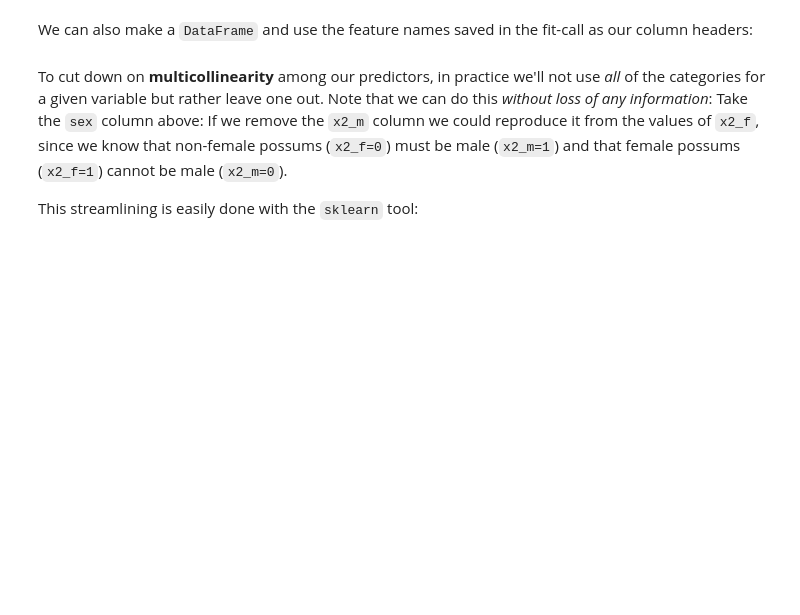
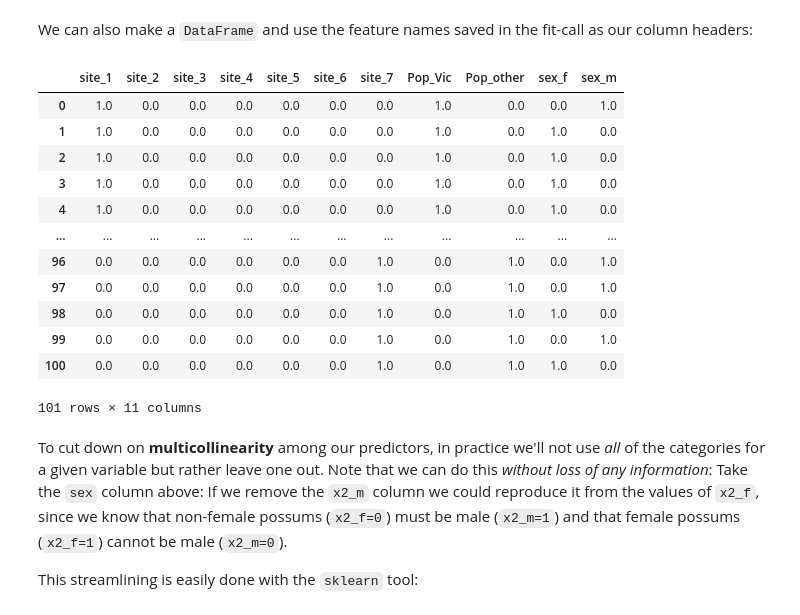
Before and after one commit to flatiron-school/NTL-DS-080723, a Jupyter notebook: 3phase/30-regression_categorical_variables.ipynb, the cells around one changed output. Cells and saved outputs as stored; diff of their text form; code cells hidden in the pictures; blank space fills up the shorter version.

```diff
--- a/3phase/30-regression_categorical_variables.ipynb
+++ b/3phase/30-regression_categorical_variables.ipynb
@@ -256,0 +255,5 @@ Let's try using this tool now. We can compare and contrast its functionality wit
+# %%
+# OHE!
+ohe = OneHotEncoder()
+possum_cats = possums_no_nulls[['site','Pop','sex']]
+ohe.fit(possum_cats)
@@ -256,0 +262,4 @@ Let's try using this tool now. We can compare and contrast its functionality wit
+# %%
+# Encoded
+possums_encoded = ohe.transform(possum_cats)
+possums_encoded
@@ -267,6 +295,21 @@ possums_encoded.todense()
 We can also make a `DataFrame` and use the feature names saved in the fit-call as our column headers:
 # %%
 # Pandas, pandas everywhere
+pd.DataFrame (possums_encoded.todense(), columns= ohe.get_feature_names_out())
+# %% [output]
+|  | site_1 | site_2 | site_3 | site_4 | site_5 | site_6 | site_7 | Pop_Vic | Pop_other | sex_f | sex_m |
+| 0 | 1.0 | 0.0 | 0.0 | 0.0 | 0.0 | 0.0 | 0.0 | 1.0 | 0.0 | 0.0 | 1.0 |
+| 1 | 1.0 | 0.0 | 0.0 | 0.0 | 0.0 | 0.0 | 0.0 | 1.0 | 0.0 | 1.0 | 0.0 |
+| 2 | 1.0 | 0.0 | 0.0 | 0.0 | 0.0 | 0.0 | 0.0 | 1.0 | 0.0 | 1.0 | 0.0 |
+| 3 | 1.0 | 0.0 | 0.0 | 0.0 | 0.0 | 0.0 | 0.0 | 1.0 | 0.0 | 1.0 | 0.0 |
+| 4 | 1.0 | 0.0 | 0.0 | 0.0 | 0.0 | 0.0 | 0.0 | 1.0 | 0.0 | 1.0 | 0.0 |
+| ... | ... | ... | ... | ... | ... | ... | ... | ... | ... | ... | ... |
+| 96 | 0.0 | 0.0 | 0.0 | 0.0 | 0.0 | 0.0 | 1.0 | 0.0 | 1.0 | 0.0 | 1.0 |
+| 97 | 0.0 | 0.0 | 0.0 | 0.0 | 0.0 | 0.0 | 1.0 | 0.0 | 1.0 | 0.0 | 1.0 |
+| 98 | 0.0 | 0.0 | 0.0 | 0.0 | 0.0 | 0.0 | 1.0 | 0.0 | 1.0 | 1.0 | 0.0 |
+| 99 | 0.0 | 0.0 | 0.0 | 0.0 | 0.0 | 0.0 | 1.0 | 0.0 | 1.0 | 0.0 | 1.0 |
+| 100 | 0.0 | 0.0 | 0.0 | 0.0 | 0.0 | 0.0 | 1.0 | 0.0 | 1.0 | 1.0 | 0.0 |
+101 rows × 11 columns
 # %% [markdown]
 To cut down on **multicollinearity** among our predictors, in practice we'll not use *all* of the categories for a given variable but rather leave one out. Note that we can do this *without loss of any information*: Take the `sex` column above: If we remove the `x2_m` column we could reproduce it from the values of `x2_f`, since we know that non-female possums (`x2_f=0`) must be male (`x2_m=1`) and that female possums (`x2_f=1`) cannot be male (`x2_m=0`).
 
```
Also changed, not shown: parts of 11 cells of this notebook.
